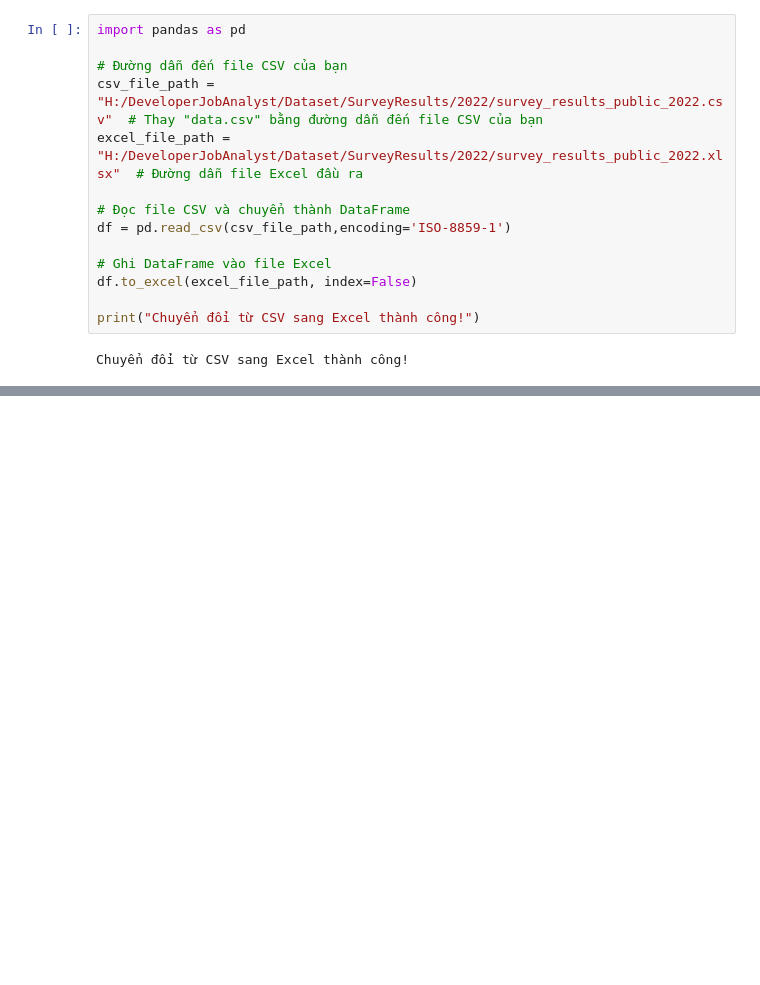
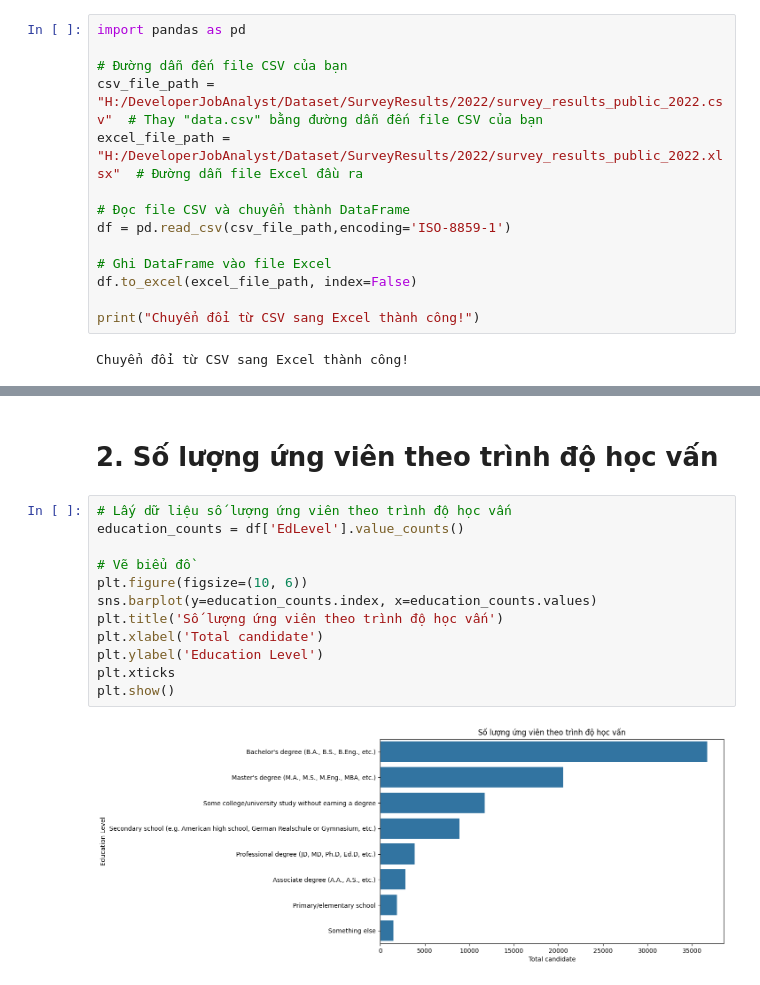
Before and after one commit to VietHoang0805/DeveloperJobAnalyst, a Jupyter notebook: Analyst Code/DataProcessing.ipynb, the cells around one changed output, grey strips where cells are left out. Drawn from its saved outputs; the diff is of its cells as text; blank space fills up the shorter version.

```diff
--- a/Analyst Code/DataProcessing.ipynb
+++ b/Analyst Code/DataProcessing.ipynb
@@ -26,0 +70,16 @@ Chuyển đổi từ CSV sang Excel thành công!
+# %% [markdown]
+# 2. Số lượng ứng viên theo trình độ học vấn
+# %%
+# Lấy dữ liệu số lượng ứng viên theo trình độ học vấn
+education_counts = df['EdLevel'].value_counts()
+
+# Vẽ biểu đồ
+plt.figure(figsize=(10, 6))
+sns.barplot(y=education_counts.index, x=education_counts.values)
+plt.title('Số lượng ứng viên theo trình độ học vấn')
+plt.xlabel('Total candidate')
+plt.ylabel('Education Level')
+plt.xticks
+plt.show()
+# %% [output]
+[figure, added]
```
Also changed, not shown: parts of 28 cells of this notebook.
